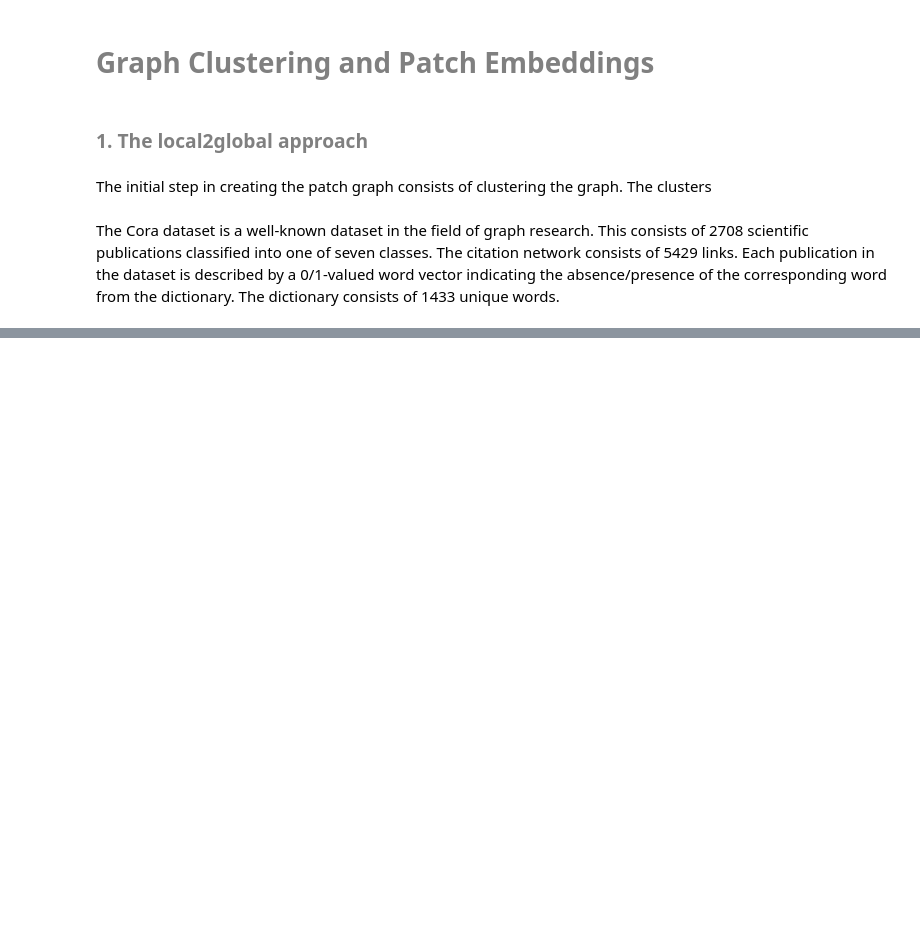
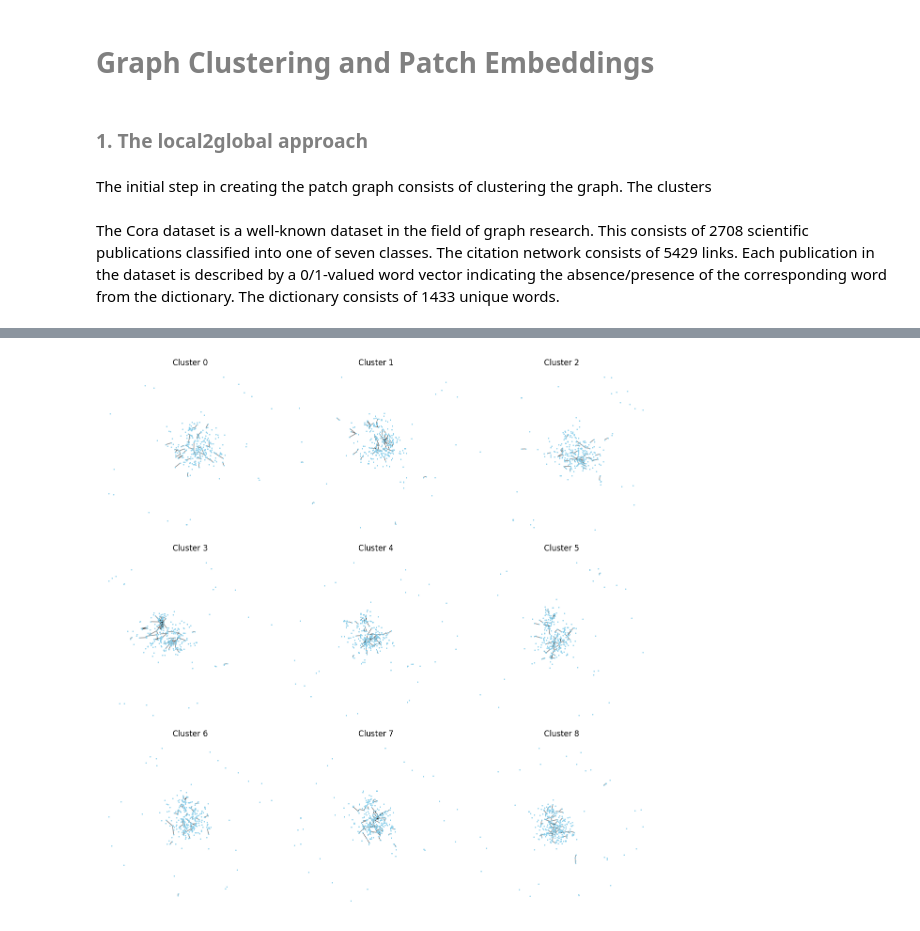
Before and after one commit to OxfordRSE/L2Gv2, a Jupyter notebook: examples/clustering.ipynb, the cells around one changed output, grey strips where cells are left out. Drawn from its saved outputs; the diff is of its cells as text; code cells hidden in the pictures; blank space fills up the shorter version.

```diff
--- a/examples/clustering.ipynb
+++ b/examples/clustering.ipynb
@@ -106 +91,29 @@ df.head()
+# %%
+unique_clusters = cluster_tensor.unique().tolist()
+n_clusters = len(unique_clusters)
+rows = cols = int(np.ceil(np.sqrt(n_clusters)))
+
+fig, axes = plt.subplots(rows, cols, figsize=(12, 12))
+axes = axes.flatten()
+
+for i, cluster_id in enumerate(unique_clusters):
+    ax = axes[i]
+    # Get nodes belonging to the current cluster
+    cluster_nodes = [node for node in G.nodes if cluster_tensor[node].item() == cluster_id]
+    subgraph = G.subgraph(cluster_nodes)
+
+    # Plot the subgraph
+    nx.draw_networkx_nodes(subgraph, pos, ax=ax, node_size=1, node_color='skyblue')
+    nx.draw_networkx_edges(subgraph, pos, ax=ax, alpha=0.5, width=1)
+
+    ax.set_title(f"Cluster {cluster_id}")
+    ax.axis("off")
+
+for j in range(i + 1, len(axes)):
+    axes[j].axis("off")
+
+plt.tight_layout()
+plt.show()
+# %% [output]
+[figure, added]
 # %%
```
Also changed, not shown: parts of 22 cells of this notebook, 11 other files.
